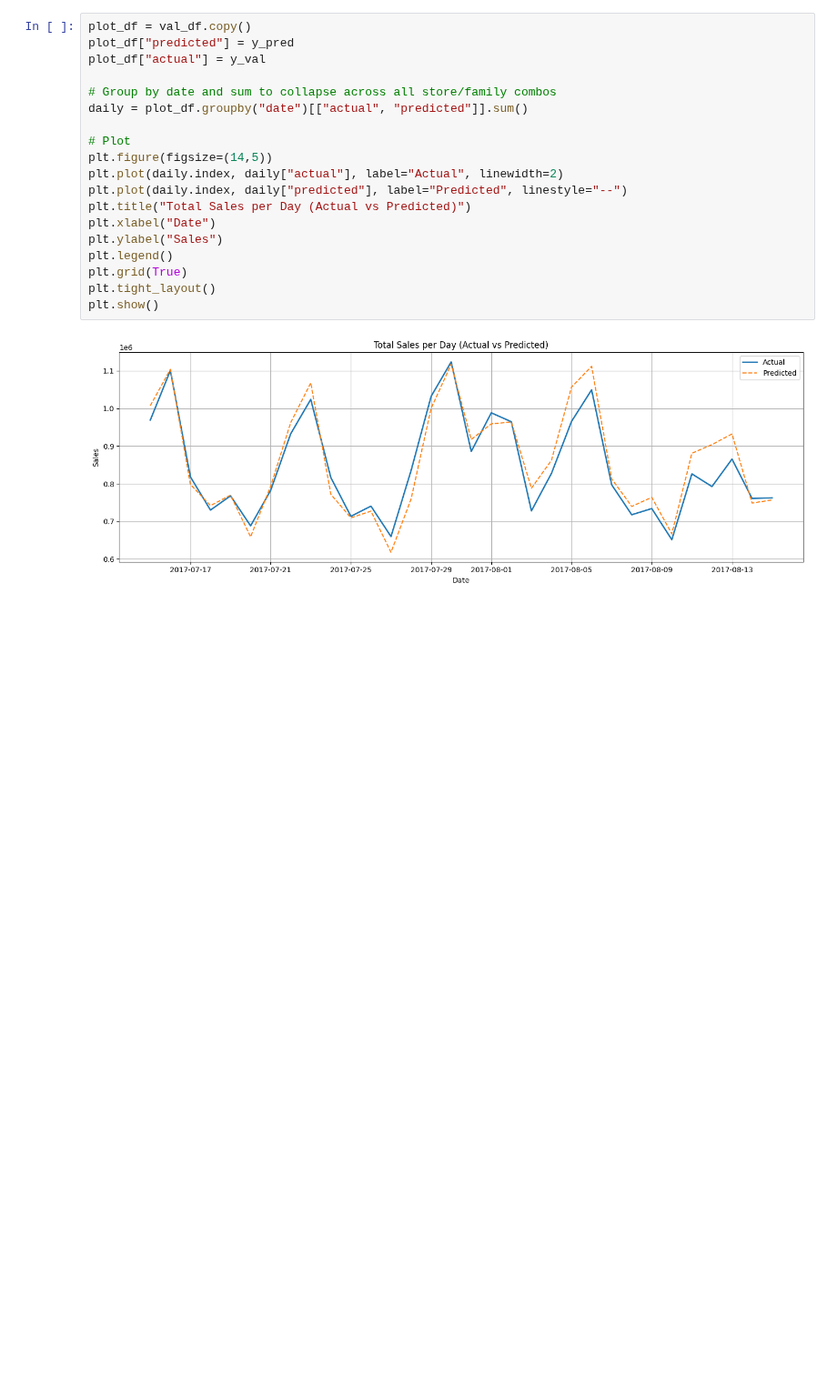
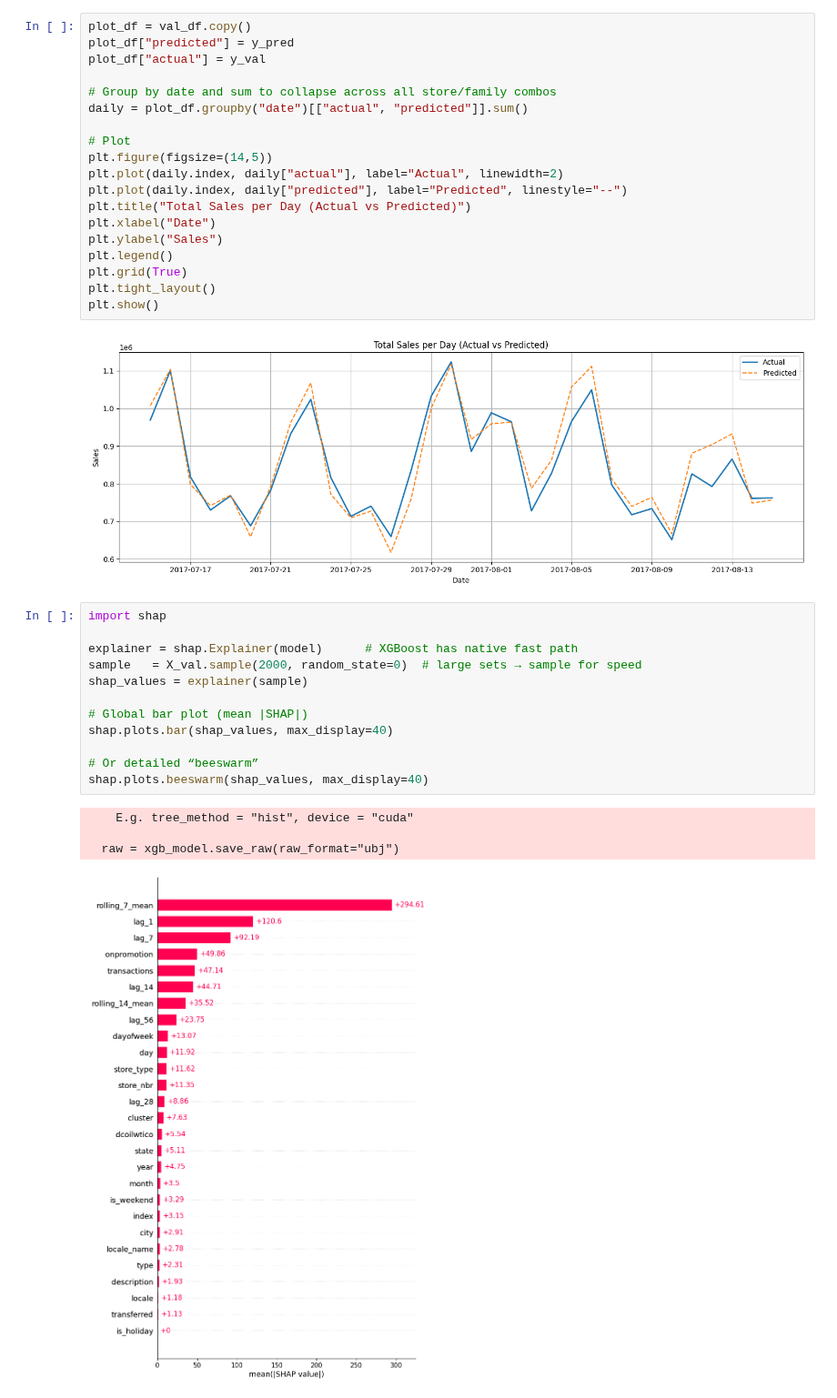
Before and after one commit to gregloos/Store-Sales-Forecasting, a Jupyter notebook: Final_model.ipynb, the cells around one changed output. Shown at 91% size. Cells and saved outputs as stored; diff of their text form; blank space fills up the shorter version.

Commit message:
made the final model, will test it on the real test data set

```diff
--- a/Final_model.ipynb
+++ b/Final_model.ipynb
@@ -319,3 +319,20 @@ plt.tight_layout()
 plt.show()
 # %% [output]
 [figure]
+# %%
+import shap
+
+explainer = shap.Explainer(model)      # XGBoost has native fast path
+sample   = X_val.sample(2000, random_state=0)  # large sets → sample for speed
+shap_values = explainer(sample)
+
+# Global bar plot (mean |SHAP|)
+shap.plots.bar(shap_values, max_display=40)
+
+# Or detailed “beeswarm”
+shap.plots.beeswarm(shap_values, max_display=40)
+# %% [output]
+    E.g. tree_method = "hist", device = "cuda"
+
+  raw = xgb_model.save_raw(raw_format="ubj")
+[figure, added]
```
Also changed, not shown: parts of 2 cells of this notebook.
